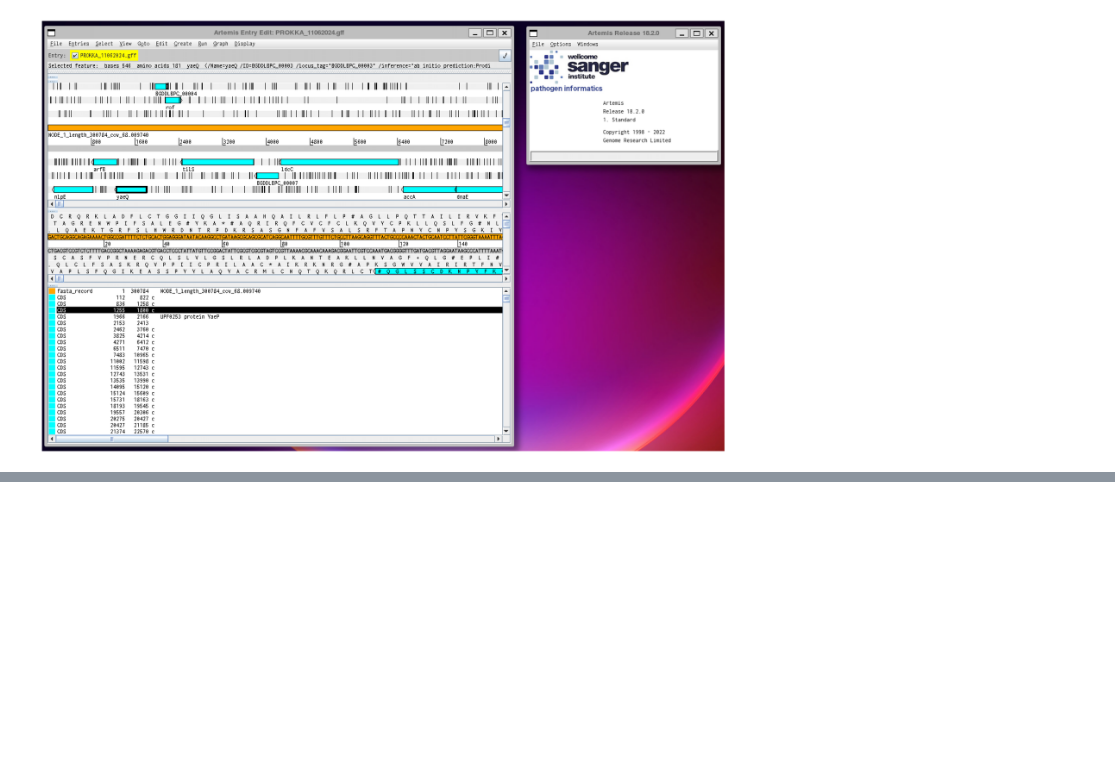
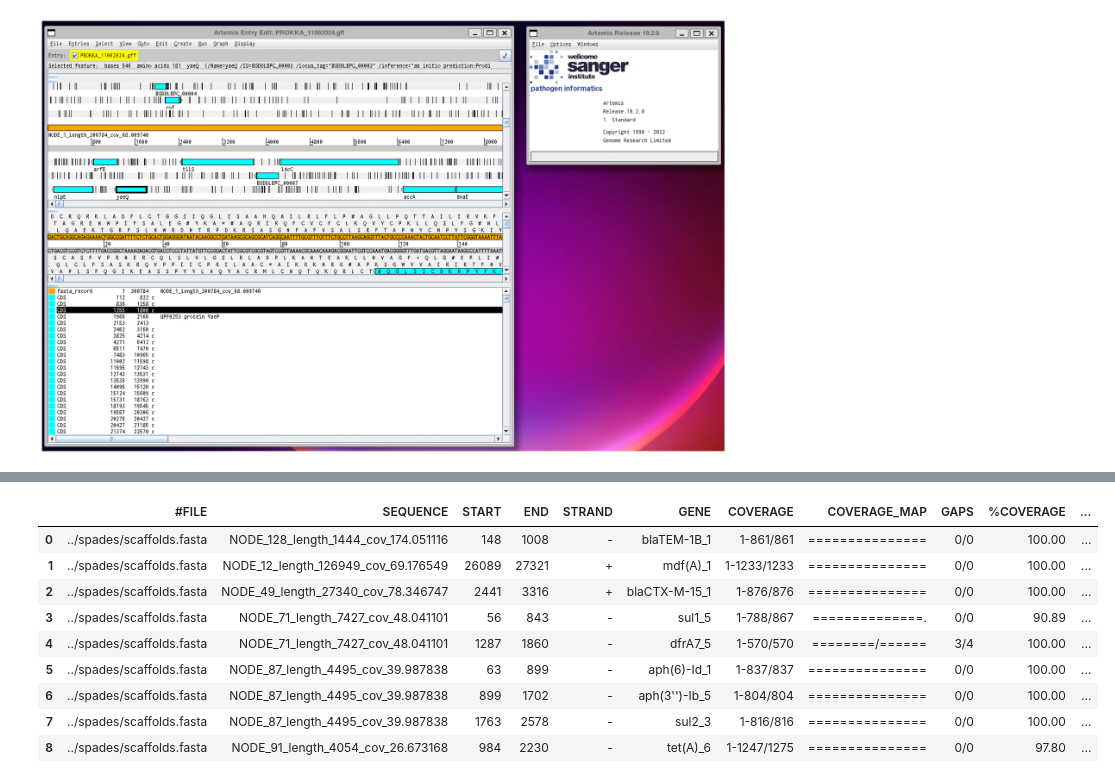
Before and after one commit to YuliaOv22/DD_2024_private, a Jupyter notebook: hw2/lab_journal.ipynb, the cells around one changed output, grey strips where cells are left out. Saved outputs shown, nothing was run; the diff lists cells and outputs as text; code cells hidden in the pictures; blank space fills up the shorter version.

```diff
--- a/hw2/lab_journal.ipynb
+++ b/hw2/lab_journal.ipynb
@@ -205,0 +263,15 @@ display_image_in_actual_size('./prokka/prokka_artemis.png')
+# %%
+# Результат поиска по базе ResFinder
+data_resfinder = pd.read_csv('./abricate/results_resfinder.tab', sep='\t')
+data_resfinder
+# %% [output]
+|  | #FILE | SEQUENCE | START | END | STRAND | GENE | COVERAGE | COVERAGE_MAP | GAPS | %COVERAGE | ... |
+| 0 | ../spades/scaffolds.fasta | NODE_128_length_1444_cov_174.051116 | 148 | 1008 | - | blaTEM-1B_1 | 1-861/861 | =============== | 0/0 | 100.00 | ... |
+| 1 | ../spades/scaffolds.fasta | NODE_12_length_126949_cov_69.176549 | 26089 | 27321 | + | mdf(A)_1 | 1-1233/1233 | =============== | 0/0 | 100.00 | ... |
+| 2 | ../spades/scaffolds.fasta | NODE_49_length_27340_cov_78.346747 | 2441 | 3316 | + | blaCTX-M-15_1 | 1-876/876 | =============== | 0/0 | 100.00 | ... |
+| 3 | ../spades/scaffolds.fasta | NODE_71_length_7427_cov_48.041101 | 56 | 843 | - | sul1_5 | 1-788/867 | ==============. | 0/0 | 90.89 | ... |
+| 4 | ../spades/scaffolds.fasta | NODE_71_length_7427_cov_48.041101 | 1287 | 1860 | - | dfrA7_5 | 1-570/570 | ========/====== | 3/4 | 100.00 | ... |
+| 5 | ../spades/scaffolds.fasta | NODE_87_length_4495_cov_39.987838 | 63 | 899 | - | aph(6)-Id_1 | 1-837/837 | =============== | 0/0 | 100.00 | ... |
+| 6 | ../spades/scaffolds.fasta | NODE_87_length_4495_cov_39.987838 | 899 | 1702 | - | aph(3'')-Ib_5 | 1-804/804 | =============== | 0/0 | 100.00 | ... |
+| 7 | ../spades/scaffolds.fasta | NODE_87_length_4495_cov_39.987838 | 1763 | 2578 | - | sul2_3 | 1-816/816 | =============== | 0/0 | 100.00 | ... |
+| 8 | ../spades/scaffolds.fasta | NODE_91_length_4054_cov_26.673168 | 984 | 2230 | - | tet(A)_6 | 1-1247/1275 | =============== | 0/0 | 97.80 | ... |
```
Also changed, not shown: parts of 10 cells of this notebook, 3 other files.
